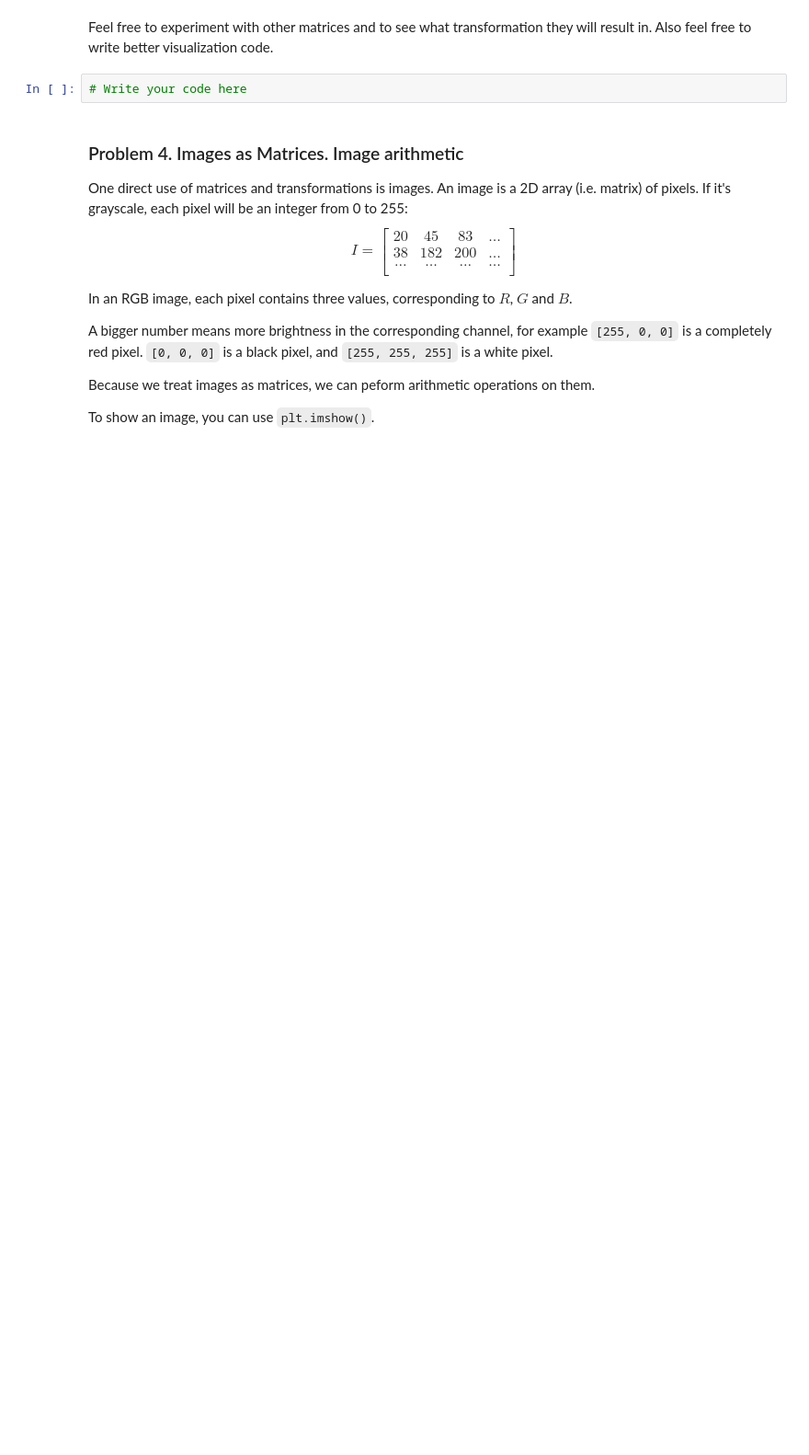
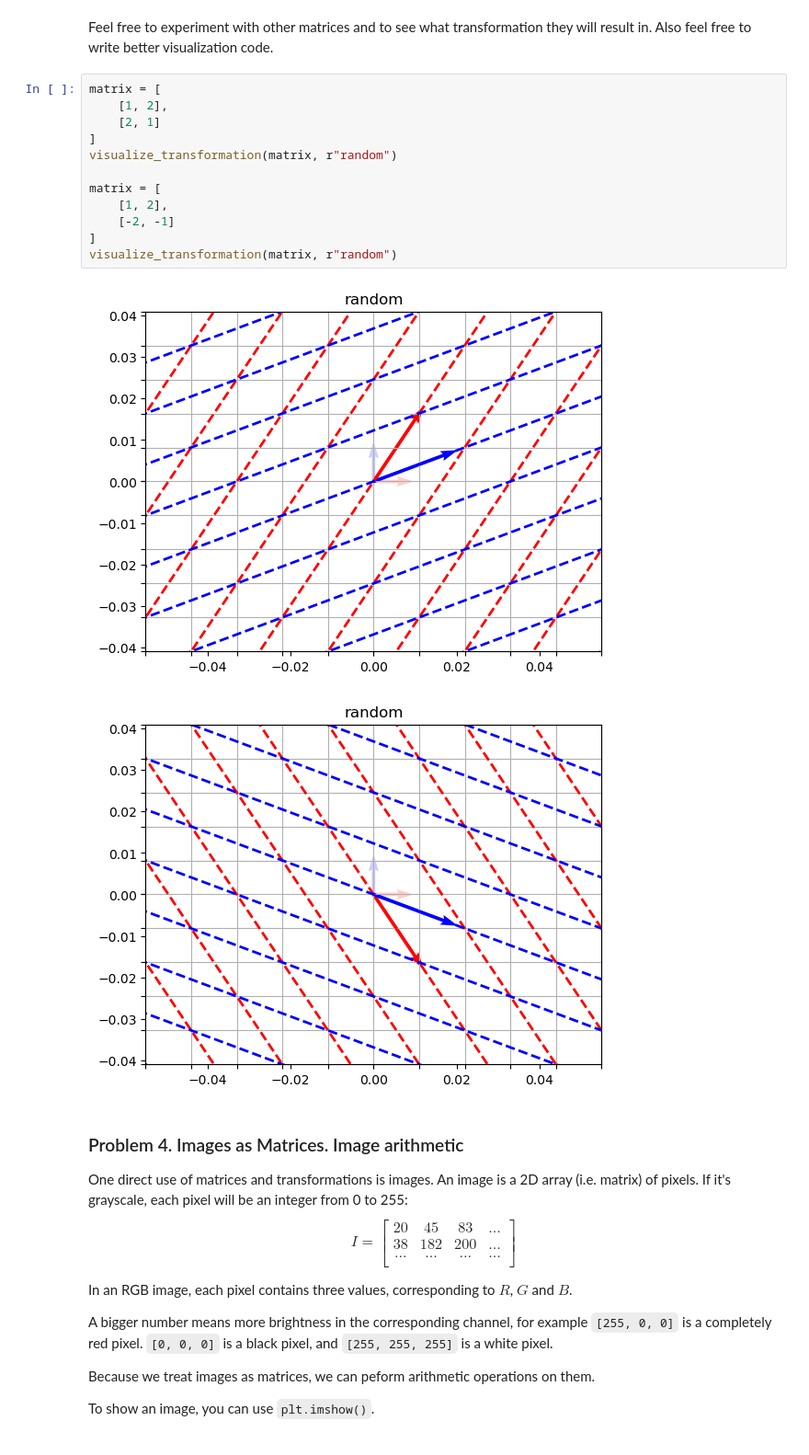
Before and after one commit to vessln/Math_concepts_for_developers, a Jupyter notebook: 3.Linear Algebra Exercise/Linear Algebra Exercise.ipynb, the cells around one changed output. Shown at 92% size. Drawn from its saved outputs; the diff is of its cells as text; blank space fills up the shorter version.

```diff
--- a/3.Linear Algebra Exercise/Linear Algebra Exercise.ipynb
+++ b/3.Linear Algebra Exercise/Linear Algebra Exercise.ipynb
@@ -405,7 +444,20 @@ visualize_transformation(matrix, r"$\mathrm{Projection\ (linearly\ dependent\ ro
 # %% [markdown]
 Feel free to experiment with other matrices and to see what transformation they will result in. Also feel free to write better visualization code.
-# %%
-# Write your code here
+# %%
+matrix = [
+    [1, 2],
+    [2, 1]
+]
+visualize_transformation(matrix, r"random")
+
+matrix = [
+    [1, 2],
+    [-2, -1]
+]
+visualize_transformation(matrix, r"random")
+# %% [output]
+[figure, added]
+[figure, added]
 # %% [markdown]
 ### Problem 4. Images as Matrices. Image arithmetic
 One direct use of matrices and transformations is images. An image is a 2D array (i.e. matrix) of pixels. If it's grayscale, each pixel will be an integer from 0 to 255:
```
Also changed, not shown: parts of 23 cells of this notebook, 3 other files.
